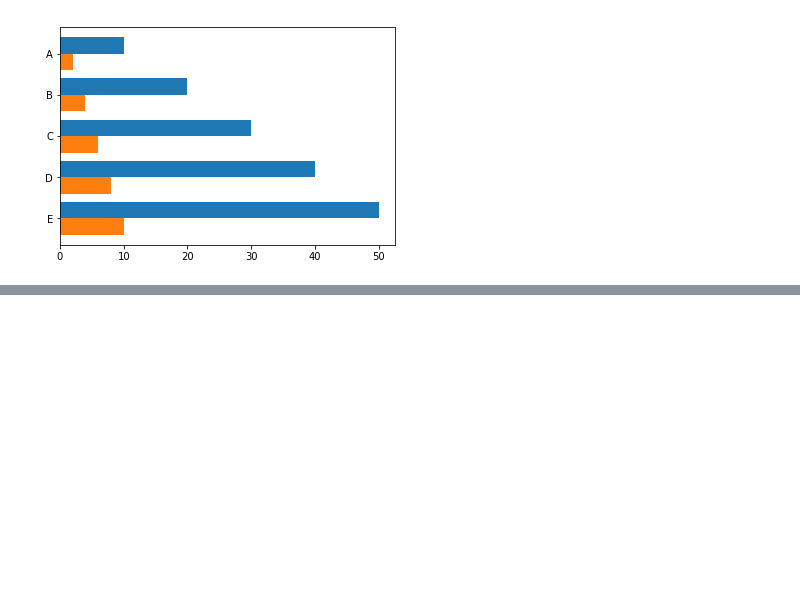
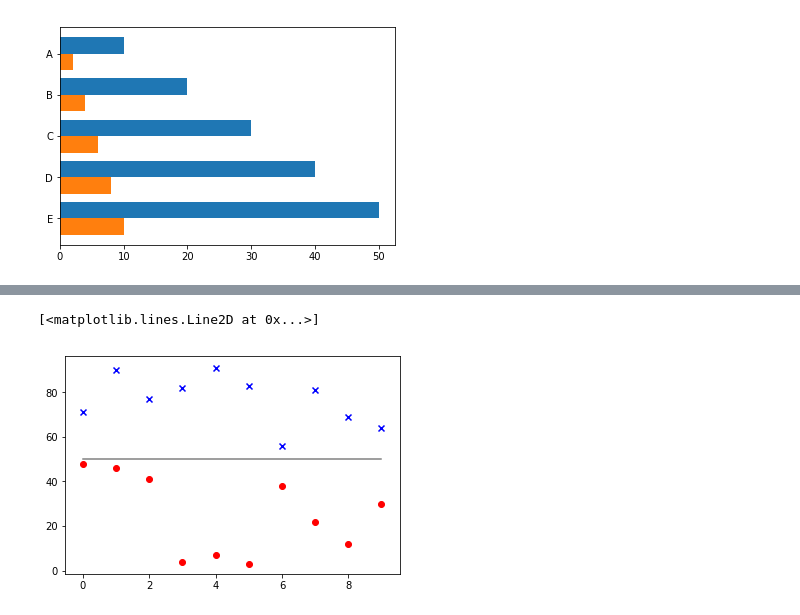
Before and after one commit to yusukeh0710/notebook, a Jupyter notebook: matplotlib.ipynb, the cells around one changed output, grey strips where cells are left out. Drawn from its saved outputs; the diff is of its cells as text; code cells hidden in the pictures; blank space fills up the shorter version.

```diff
--- a/matplotlib.ipynb
+++ b/matplotlib.ipynb
@@ -102,0 +123,12 @@ plt.show()
+# %%
+x = np.arange(10)
+y1 = np.random.randint(0, 50, 10)
+y2 = np.random.randint(50, 100, 10)
+plt.scatter(x, y1, color='red', marker='o')
+plt.scatter(x, y2, color='blue', marker='x')
+
+y3 = np.ones(10) * 50
+plt.plot(x, y3, color='gray')
+# %% [output]
+[<matplotlib.lines.Line2D at 0x...>]
+[figure, added]
```
Also changed, not shown: parts of 7 cells of this notebook.
